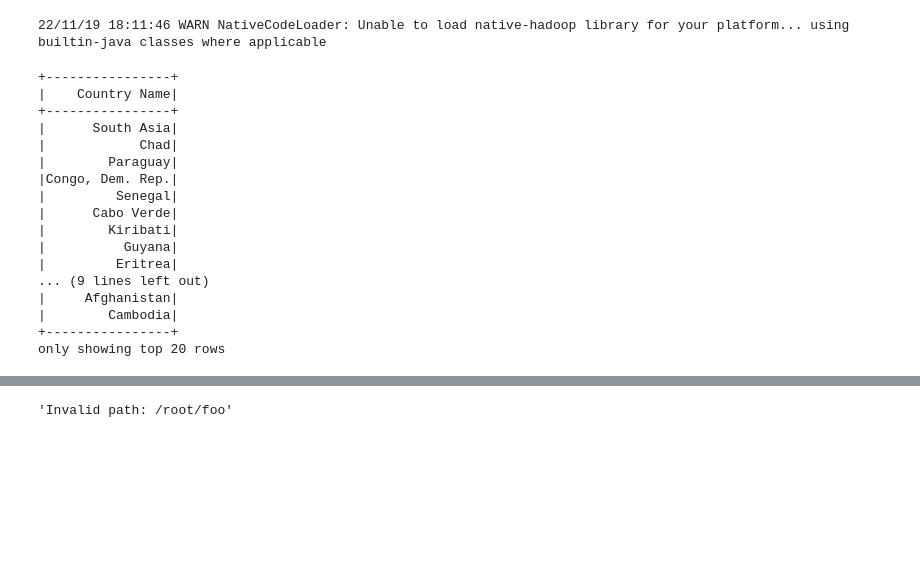
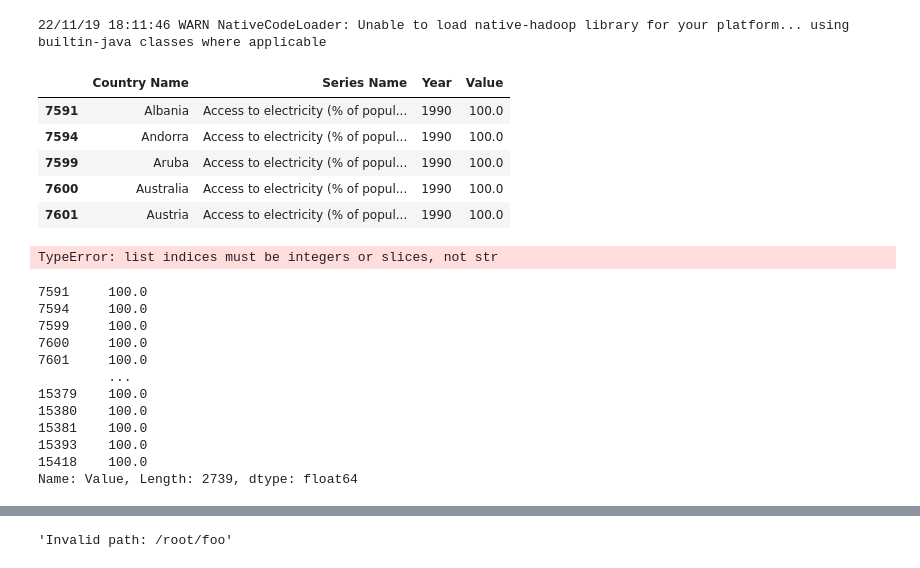
Before and after one commit to DanielDaCosta/distributed-file-system, a Jupyter notebook: tools.ipynb, the cells around one changed output, grey strips where cells are left out. Saved outputs shown, nothing was run; the diff lists cells and outputs as text; code cells hidden in the pictures; blank space fills up the shorter version.

Commit message:
Alternating between datasets and edfs

```diff
--- a/tools.ipynb
+++ b/tools.ipynb
@@ -451,26 +451,6 @@ spark= SparkSession \
     .getOrCreate()
 # %%
 df = spark.read.format("csv").option("header","true").load("datasets/Data_Extract_From_Statistical_Capacity_Indicators/42377300-c075-4554-a55f-41cd64c79126_Data.csv")
-# %%
-df.select("Country Name").distinct().show()
-# %% [output]
-+----------------+
-|    Country Name|
-+----------------+
-|      South Asia|
-|            Chad|
-|        Paraguay|
-|Congo, Dem. Rep.|
-|         Senegal|
-|      Cabo Verde|
-|        Kiribati|
-|          Guyana|
-|         Eritrea|
-... (9 lines left out)
-|     Afghanistan|
-|        Cambodia|
-+----------------+
-only showing top 20 rows
 # %%
 import mysql.connector as ccnx
 import csv
@@ -891,3 +907,33 @@ def test_edfs(mycursor, argv):
 #     mycursor = mydb.cursor(buffered=True)
 
 #     test_edfs(mycursor, sys.argv)
+# %%
+df2 = read_dataset(mycursor, "/root/foo/data")
+# %%
+df2.head()
+# %% [output]
+|  | Country Name | Series Name | Year | Value |
+| 7591 | Albania | Access to electricity (% of popul... | 1990 | 100.0 |
+| 7594 | Andorra | Access to electricity (% of popul... | 1990 | 100.0 |
+| 7599 | Aruba | Access to electricity (% of popul... | 1990 | 100.0 |
+| 7600 | Australia | Access to electricity (% of popul... | 1990 | 100.0 |
+| 7601 | Austria | Access to electricity (% of popul... | 1990 | 100.0 |
+# %%
+df = df[~df['Value'].isnull()].copy()
+# %% [output]
+TypeError: list indices must be integers or slices, not str
+# %%
+df2.loc[df2.Value.str.isnumeric()]['Value'].astype(float)
+# %% [output]
+7591     100.0
+7594     100.0
+7599     100.0
+7600     100.0
+7601     100.0
+         ...
+15379    100.0
+15380    100.0
+15381    100.0
+15393    100.0
+15418    100.0
+Name: Value, Length: 2739, dtype: float64
```
Also changed, not shown: parts of 11 cells of this notebook, 6 other files.
